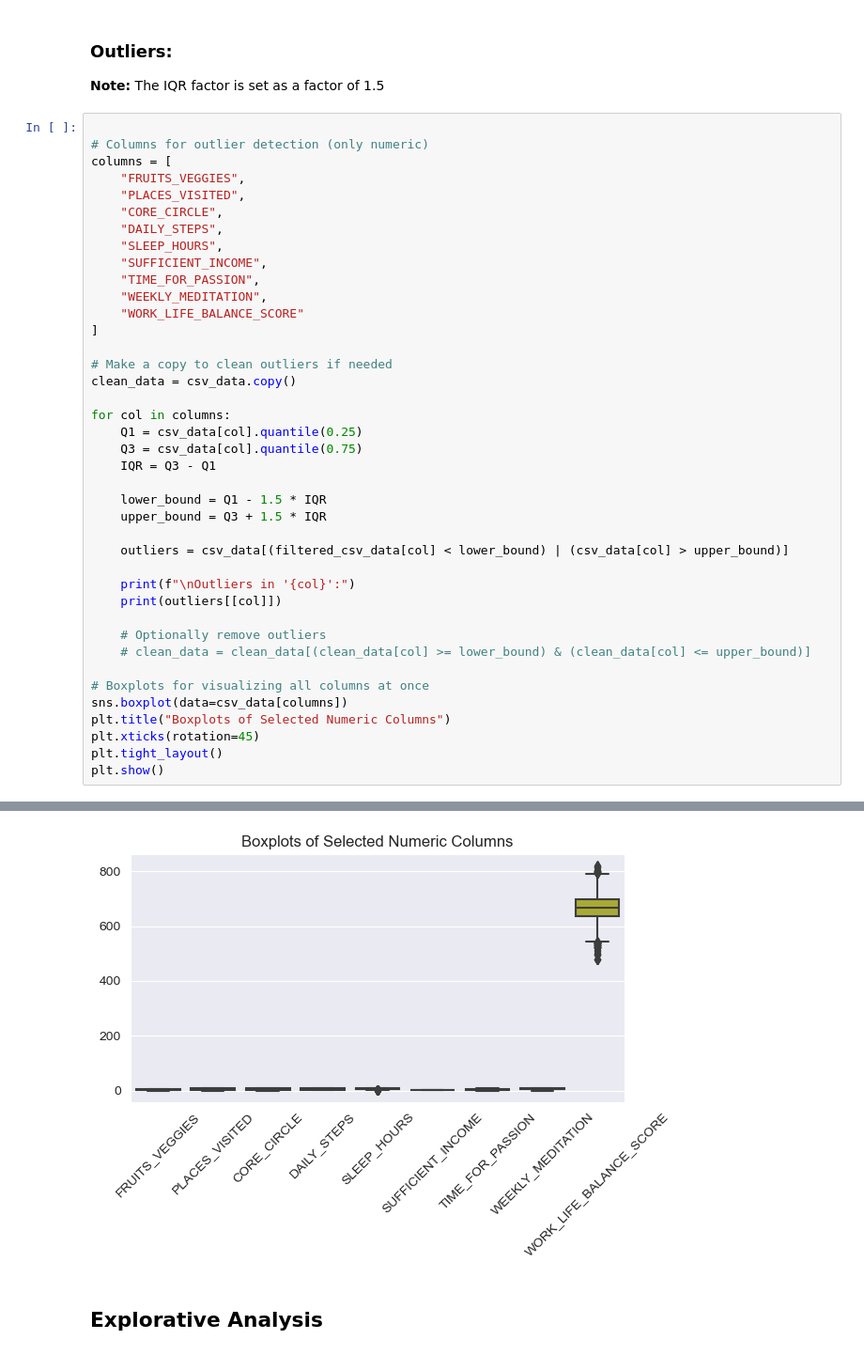
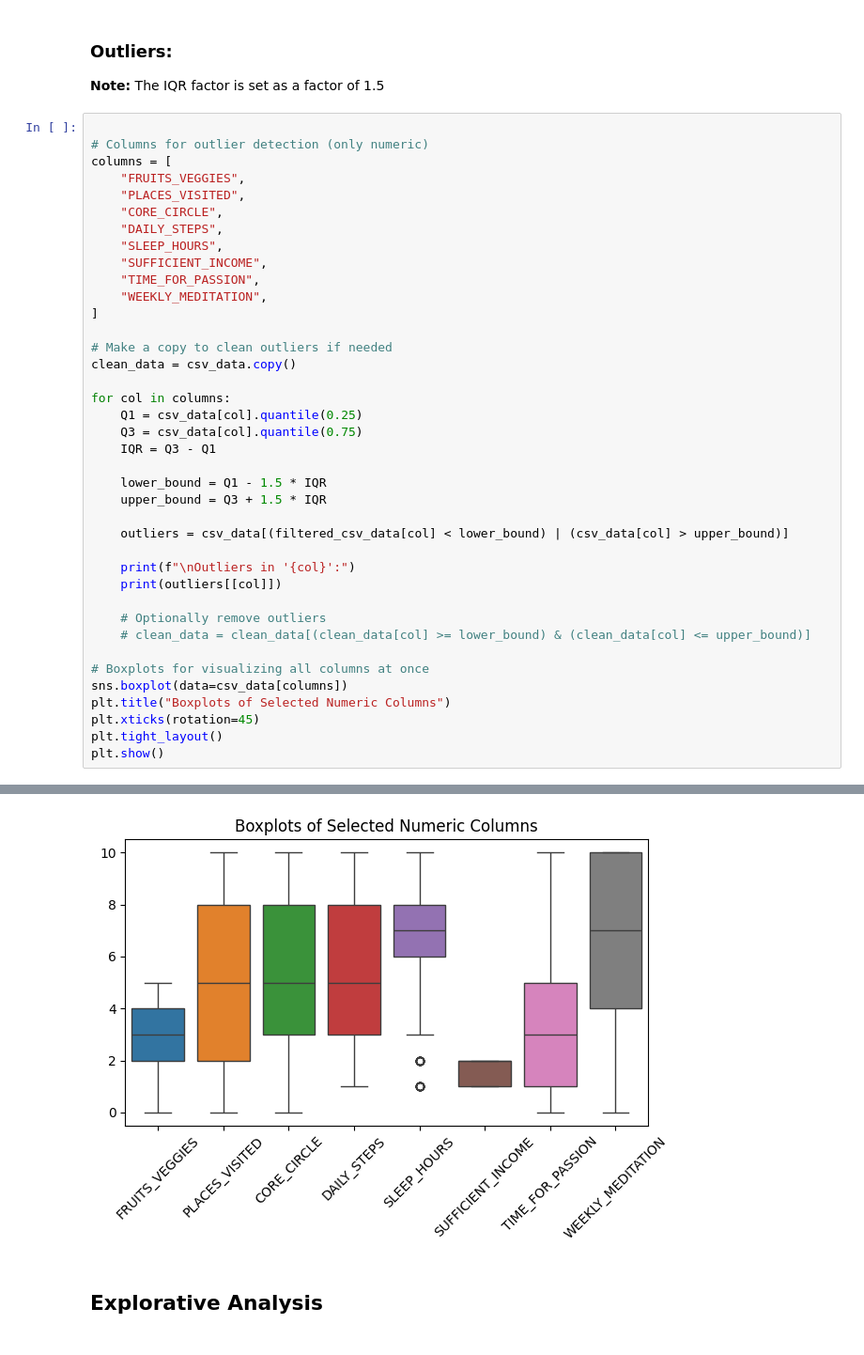
Before and after one commit to amsun001/Project_DataScience-lifestyle-and-wellbeing, a Jupyter notebook: Script/LifestyleAndWellbeing.ipynb, the cells around one changed output, grey strips where cells are left out. Shown at 94% size. Drawn from its saved outputs; the diff is of its cells as text.

```diff
--- a/Script/LifestyleAndWellbeing.ipynb
+++ b/Script/LifestyleAndWellbeing.ipynb
@@ -115,7 +114,6 @@ columns = [
     "SUFFICIENT_INCOME",
     "TIME_FOR_PASSION",
     "WEEKLY_MEDITATION",
-    "WORK_LIFE_BALANCE_SCORE"
 ]
 
 # Make a copy to clean outliers if needed
@@ -164,4 +162,4 @@ Empty DataFrame
-[figure, old version]
+[figure, new version]
 # %% [markdown]
 ## Explorative Analysis
 # %% [markdown]
```
Also changed, not shown: parts of 13 cells of this notebook.
